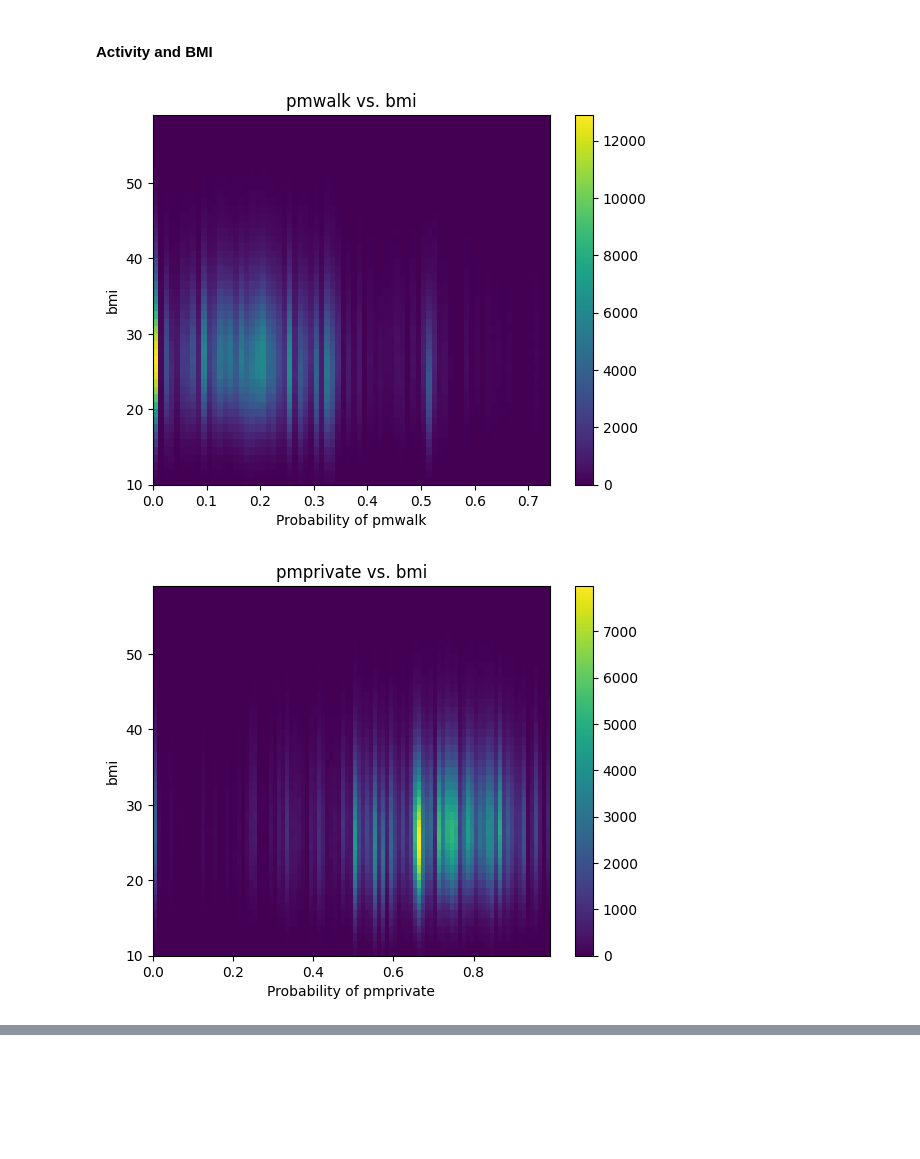
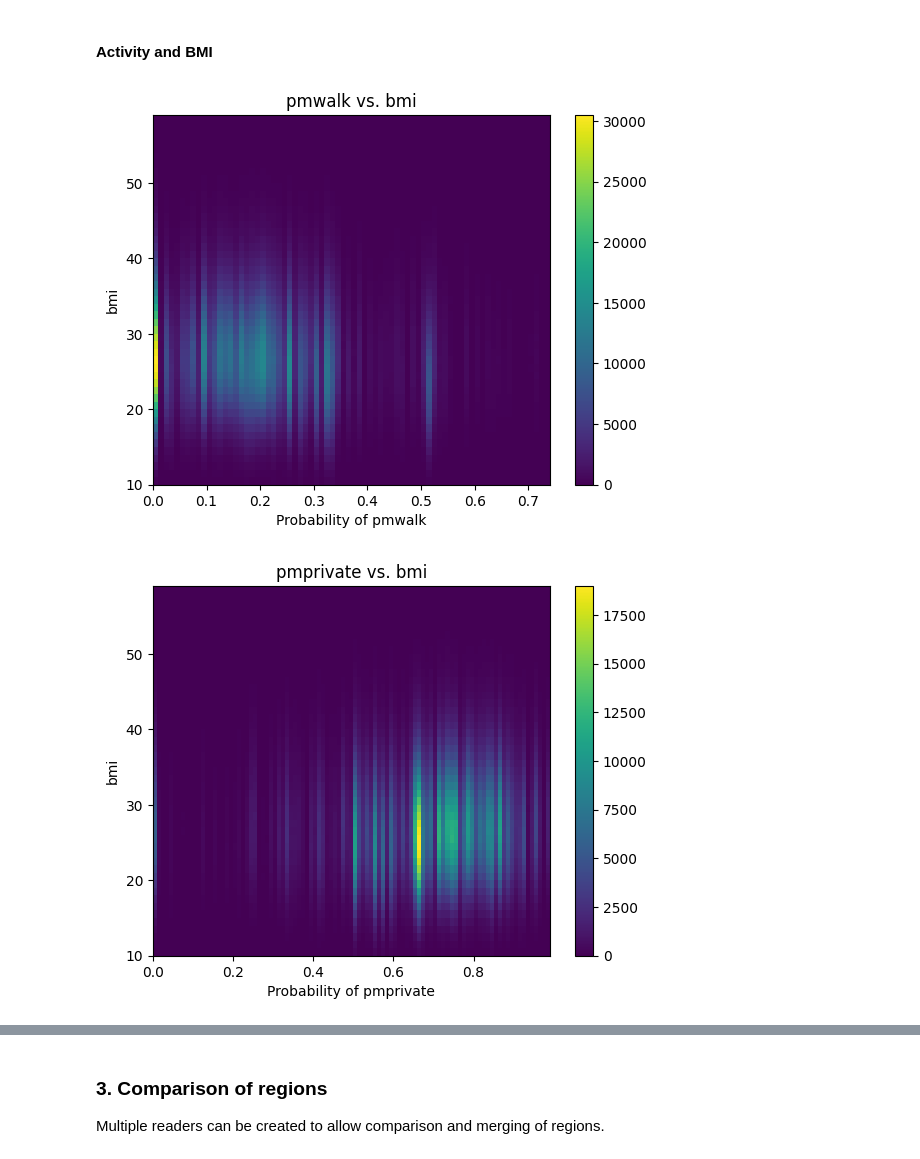
Before and after one commit to alan-turing-institute/uatk-spc, a Jupyter notebook: python/examples/spc_reader_exploratory.ipynb, the cells around one changed output, grey strips where cells are left out. Cells and saved outputs as stored; diff of their text form; code cells hidden in the pictures; blank space fills up the shorter version.

```diff
--- a/python/examples/spc_reader_exploratory.ipynb
+++ b/python/examples/spc_reader_exploratory.ipynb
@@ -15,5 +12,12 @@ region = "greater-manchester"
+# %%
+# path = "../../data/output/Scotland/2020"
+# region = "fife"
+# path = "../../data/output/England/2020"
+# region = "rutland"
+path = "../../data/output/special/2020"
+region = "northwest_transpennine"
 # %%
 # Read from parquet and JSON
-spc = SPCReader(path, region)
+spc = SPCReader(path, region, backend="polars")
 # %%
 # Show households after read from parquet and JSON
@@ -99,25 +107,21 @@ def merge_people_and_time_use_diaries(
 # %%
-health = ["bmi"]
-demographics = ["age_years"]
-
 # Merge and aggregate
-merged = merge_people_and_time_use_diaries(
-    spc, ["bmi"], demographics, "weekday_diaries"
-)
+features = {"health": ["bmi"], "demographics": ["age_years"]}
+merged = spc.merge_people_and_time_use_diaries(features, "weekday_diaries")
 # List of activities
 activities = merged.select(
     cs.starts_with("pm") | cs.matches("pleisure")
 ).columns
 # Mean per person
 merged_agg = (
-    merged.select(["id"] + activities + health + demographics)
+    merged.select(["id"] + activities + features["health"] + features["demographics"])
     .groupby(["id"], maintain_order=True)
     .mean()
 )
 # %% [markdown]
 ##### Activity and Age
 # %%
-feature = demographics[0]
+feature = features["demographics"][0]
 q = 0.00
 for activity in ["pmwalk", "pmprivate", "pleisure"]:
     data = merged_agg.select([activity, feature]).filter(pl.col(feature) != None).to_numpy()
@@ -133,14 +137,14 @@ for activity in ["pmwalk", "pmprivate", "pleisure"]:
 #### Activity and BMI
 # %%
 
-feature = health[0]
+feature = features["health"][0]
 q = 0.01
 for activity in ["pmwalk", "pmprivate", "pleisure"]:
     data = merged_agg.select([activity, feature]).filter(pl.col(feature) != None).to_numpy()
     plt.hist2d(data[:, 0], data[:, 1], bins=[np.arange(np.quantile(data[:, 0], q), np.quantile(data[:, 0], 1-q), 0.01), np.arange(10, 60)])
     plt.colorbar()
     plt.gca().set(title=f"{activity} vs. {feature}", xlabel=f"Probability of {activity}", ylabel=f"{feature}")
     plt.show()
 # %% [output]
-[figure, old version]
+[figure, new version]
-[figure, old version]
+[figure, new version]
@@ -147,0 +154,3 @@ for activity in ["pmwalk", "pmprivate", "pleisure"]:
+# %% [markdown]
+### 3. Comparison of regions
+Multiple readers can be created to allow comparison and merging of regions.
```
Also changed, not shown: parts of 17 cells of this notebook.
